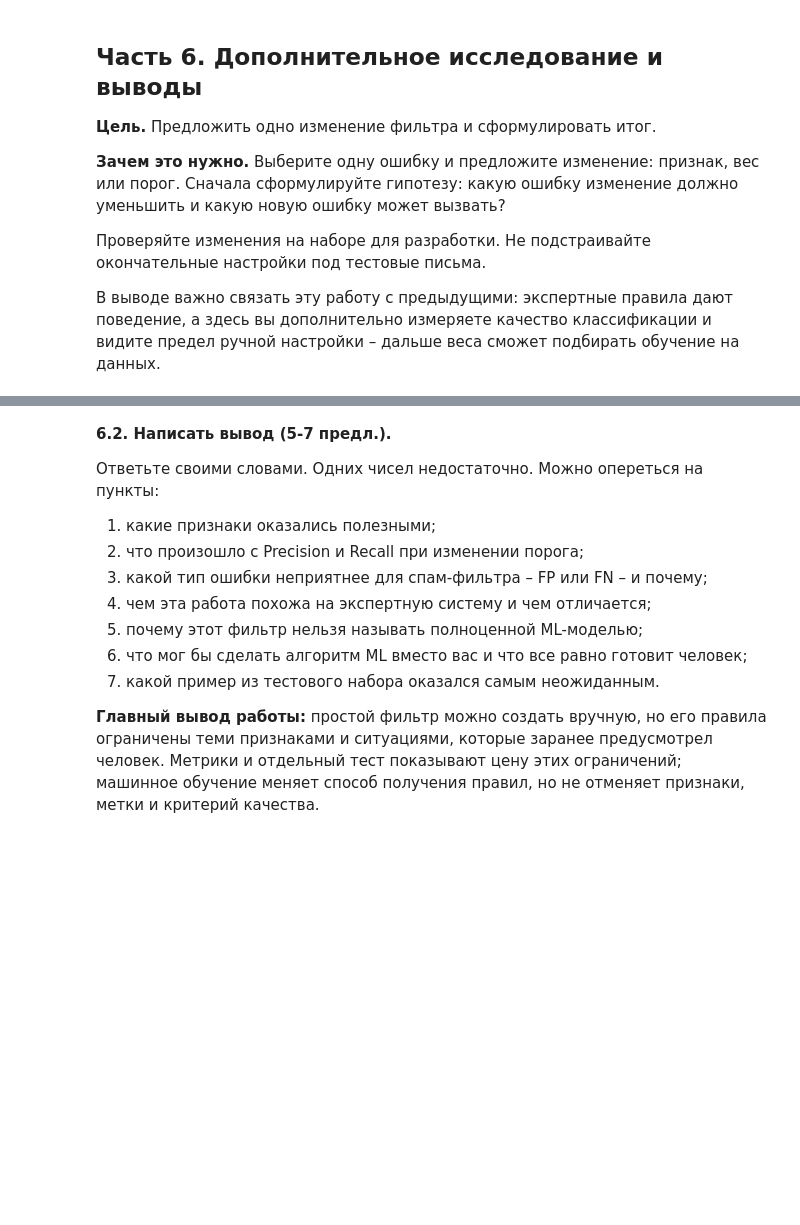
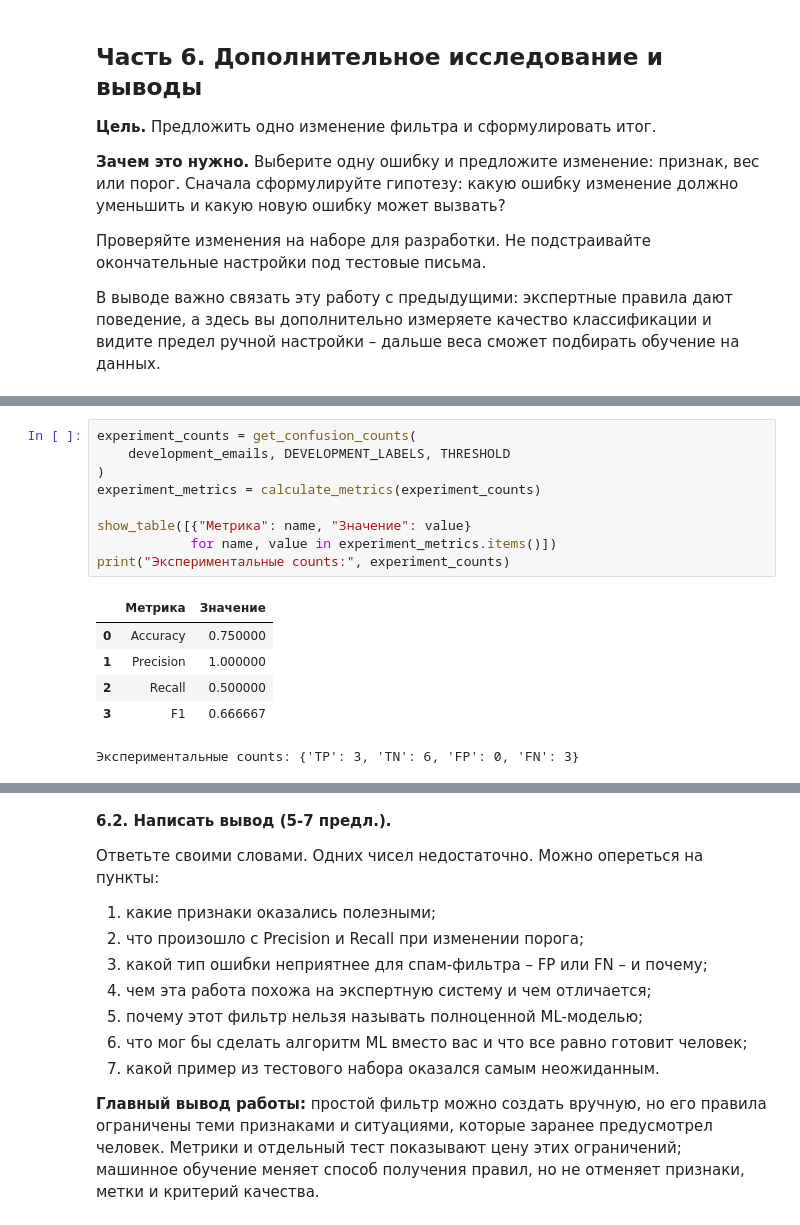
Before and after one commit to fdorii/IntroAILN, a Jupyter notebook: lab3/LR3_Lipatnikova_Nadezhda.ipynb, the cells around one changed output, grey strips where cells are left out. Saved outputs shown, nothing was run; the diff lists cells and outputs as text; blank space fills up the shorter version.

```diff
--- a/lab3/LR3.ipynb
+++ b/lab3/LR3_Lipatnikova_Nadezhda.ipynb
@@ -704,0 +883,16 @@ print("Текущий порог:", FINAL_THRESHOLD)
+# %%
+experiment_counts = get_confusion_counts(
+    development_emails, DEVELOPMENT_LABELS, THRESHOLD
+)
+experiment_metrics = calculate_metrics(experiment_counts)
+
+show_table([{"Метрика": name, "Значение": value}
+            for name, value in experiment_metrics.items()])
+print("Экспериментальные counts:", experiment_counts)
+# %% [output]
+|  | Метрика | Значение |
+| 0 | Accuracy | 0.750000 |
+| 1 | Precision | 1.000000 |
+| 2 | Recall | 0.500000 |
+| 3 | F1 | 0.666667 |
+Экспериментальные counts: {'TP': 3, 'TN': 6, 'FP': 0, 'FN': 3}
```
Also changed, not shown: parts of 32 cells of this notebook.
